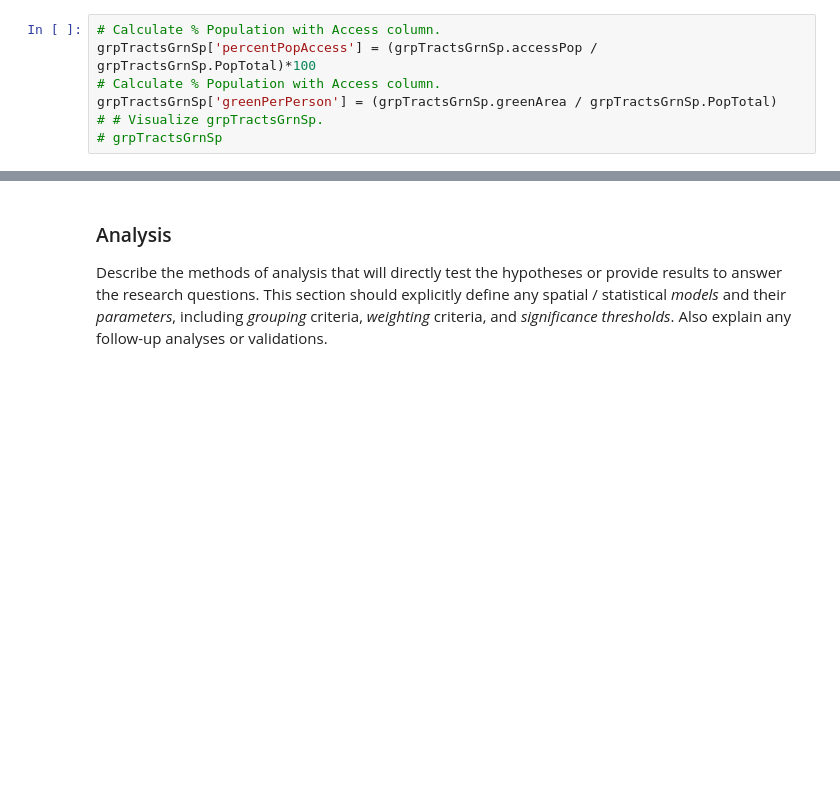
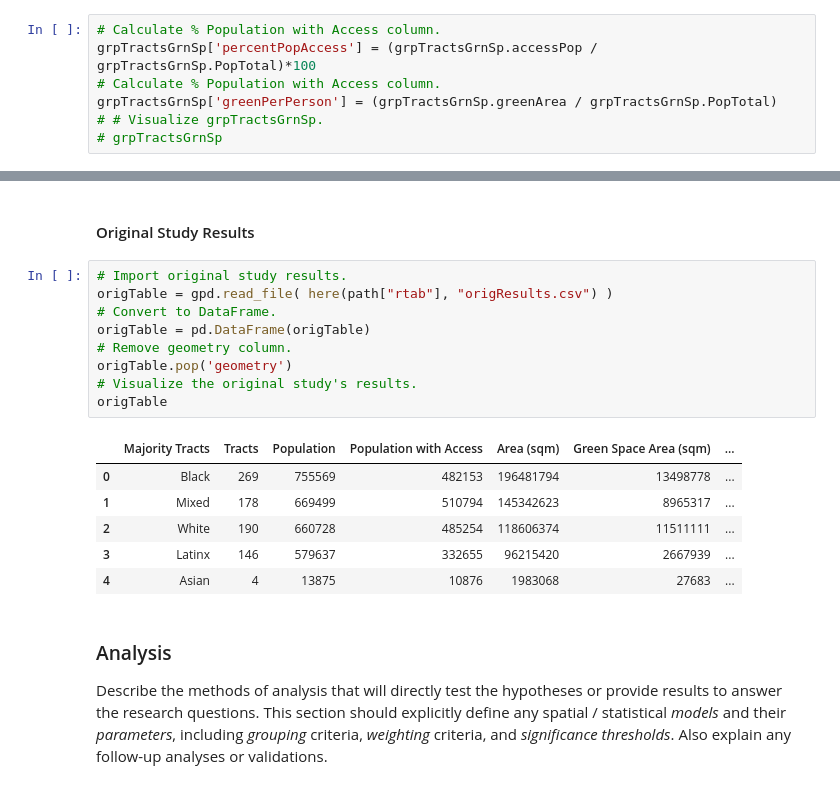
Before and after one commit to t-sutter/RPr-Chicago-Greenspaces, a Jupyter notebook: procedure/code/01-RPr-Chicago-Greenspaces.ipynb, the cells around one changed output, grey strips where cells are left out. Cells and saved outputs as stored; diff of their text form; blank space fills up the shorter version.

```diff
--- a/procedure/code/01-RPr-Chicago-Greenspaces.ipynb
+++ b/procedure/code/01-RPr-Chicago-Greenspaces.ipynb
@@ -522,3 +524,21 @@ resultsDF
+# %% [markdown]
+#### Original Study Results
+# %%
+# Import original study results.
+origTable = gpd.read_file( here(path["rtab"], "origResults.csv") )
+# Convert to DataFrame.
+origTable = pd.DataFrame(origTable)
+# Remove geometry column.
+origTable.pop('geometry')
+# Visualize the original study's results.
+origTable
+# %% [output]
+|  | Majority Tracts | Tracts | Population | Population with Access | Area (sqm) | Green Space Area (sqm) | ... |
+| 0 | Black | 269 | 755569 | 482153 | 196481794 | 13498778 | ... |
+| 1 | Mixed | 178 | 669499 | 510794 | 145342623 | 8965317 | ... |
+| 2 | White | 190 | 660728 | 485254 | 118606374 | 11511111 | ... |
+| 3 | Latinx | 146 | 579637 | 332655 | 96215420 | 2667939 | ... |
+| 4 | Asian | 4 | 13875 | 10876 | 1983068 | 27683 | ... |
 # %% [markdown]
 ### Analysis
 
```
Also changed, not shown: parts of 3 cells of this notebook, 1 other file.
